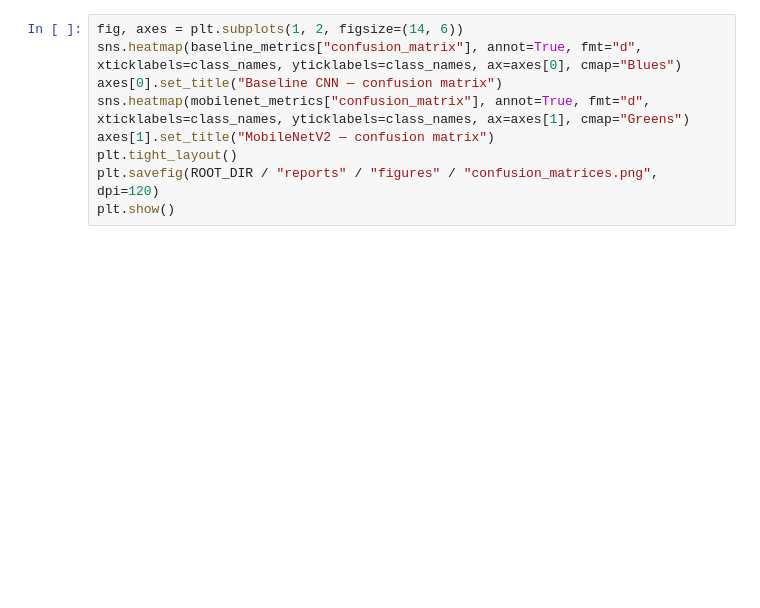
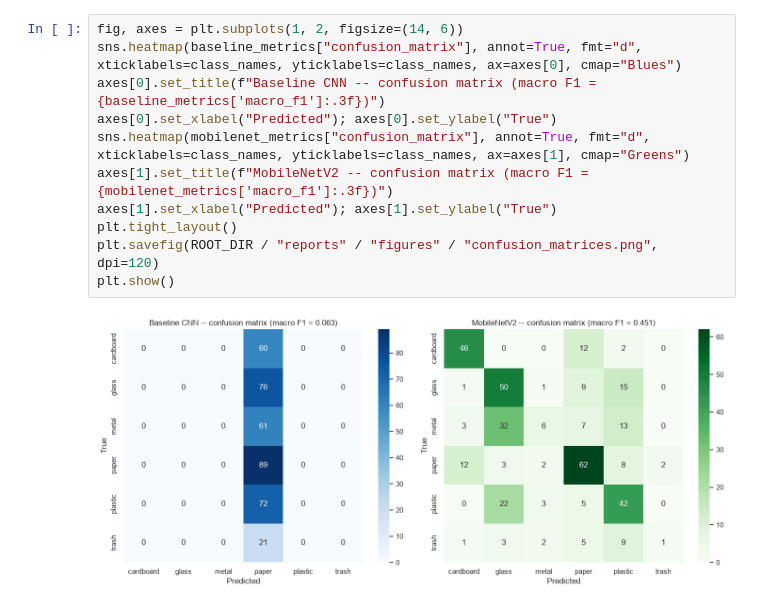
Before and after one commit to alusamuel/RurangaSort-AI, a Jupyter notebook: notebook/rurangasort_training.ipynb, the cells around one changed output. Saved outputs shown, nothing was run; the diff lists cells and outputs as text; blank space fills up the shorter version.

```diff
--- a/notebook/rurangasort_training.ipynb
+++ b/notebook/rurangasort_training.ipynb
@@ -201,9 +362,13 @@ comparison
 # %%
 fig, axes = plt.subplots(1, 2, figsize=(14, 6))
 sns.heatmap(baseline_metrics["confusion_matrix"], annot=True, fmt="d", xticklabels=class_names, yticklabels=class_names, ax=axes[0], cmap="Blues")
-axes[0].set_title("Baseline CNN — confusion matrix")
+axes[0].set_title(f"Baseline CNN -- confusion matrix (macro F1 = {baseline_metrics['macro_f1']:.3f})")
+axes[0].set_xlabel("Predicted"); axes[0].set_ylabel("True")
 sns.heatmap(mobilenet_metrics["confusion_matrix"], annot=True, fmt="d", xticklabels=class_names, yticklabels=class_names, ax=axes[1], cmap="Greens")
-axes[1].set_title("MobileNetV2 — confusion matrix")
+axes[1].set_title(f"MobileNetV2 -- confusion matrix (macro F1 = {mobilenet_metrics['macro_f1']:.3f})")
+axes[1].set_xlabel("Predicted"); axes[1].set_ylabel("True")
 plt.tight_layout()
 plt.savefig(ROOT_DIR / "reports" / "figures" / "confusion_matrices.png", dpi=120)
 plt.show()
+# %% [output]
+[figure, added]
```
Also changed, not shown: parts of 47 cells of this notebook, 1 other file.
